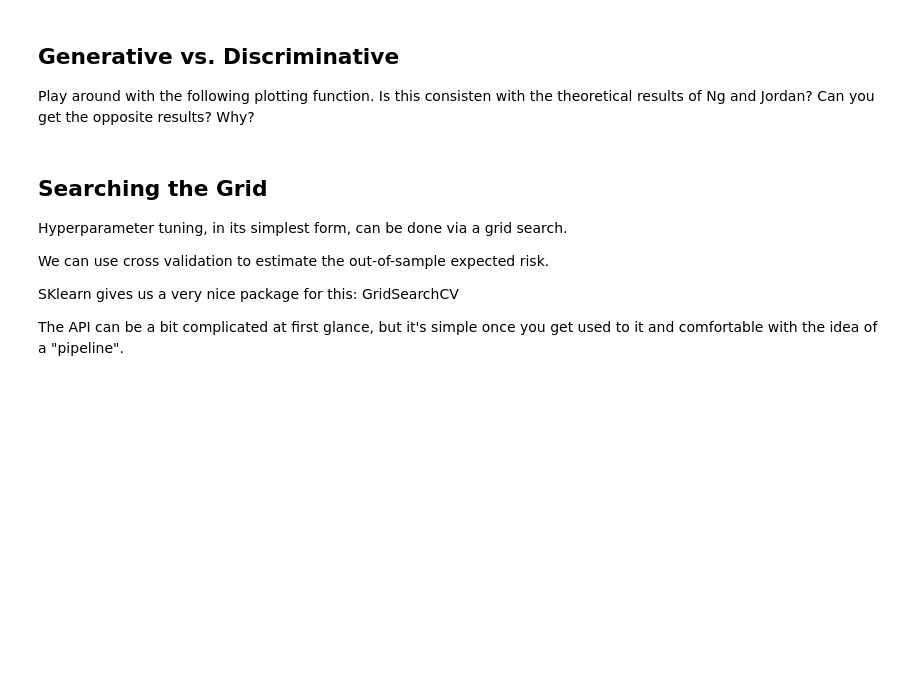
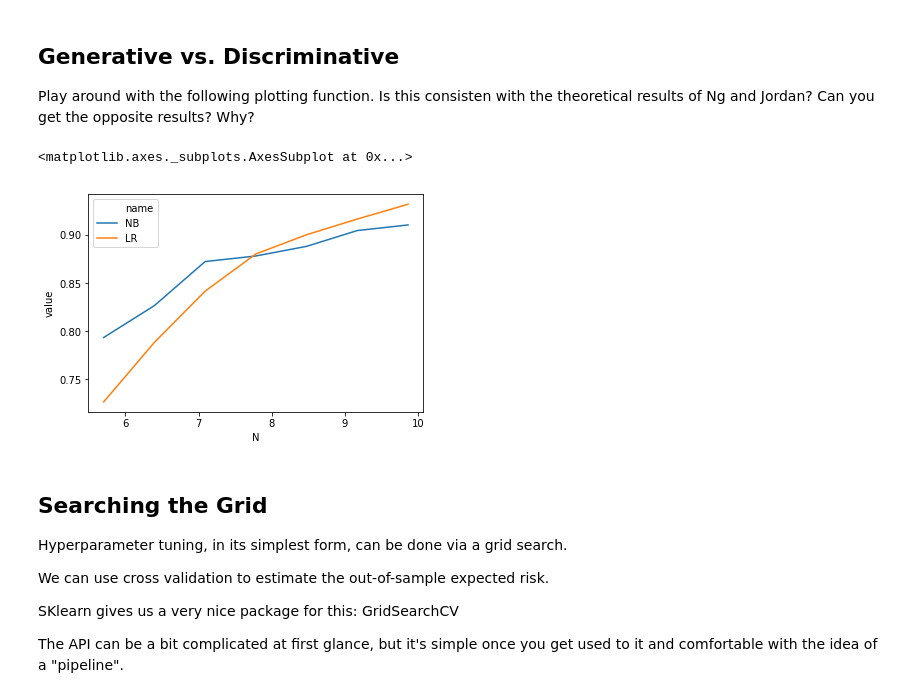
Before and after one commit to nandanrao/text-mining, a Jupyter notebook: exercise-2.ipynb, the cells around one changed output. Saved outputs shown, nothing was run; the diff lists cells and outputs as text; code cells hidden in the pictures; blank space fills up the shorter version.

```diff
--- a/exercise-2.ipynb
+++ b/exercise-2.ipynb
@@ -75,25 +82,28 @@ sns.barplot(x = 'word',
 
 Play around with the following plotting function. Is this consisten with the theoretical results of Ng and Jordan? Can you get the opposite results? Why?
 # %%
-# add vectors here
-V = "foo"
+vectorizer = TfidfVectorizer(preprocessor = preprocess, min_df = 20, use_idf=False)
+V = vectorizer.fit_transform(yelps.text)
 y = yelps.positive
 
 def _cv_score(V, y, models):
     return [{ 'name': name, 'value': np.mean(cross_val_score(model, V, y, cv=3)) }
             for name, model in models]
 
 def plot_cv_scores(V, y, models, ticks):
     scores = [_cv_score(V[:t], y[:t], models) for t in ticks]
     scores = [({'N': np.log(t) , **i}) for t,s
               in zip(ticks, scores) for i in s]
     df = pd.DataFrame(scores)
     return sns.lineplot(y='value', x='N', hue='name', data=df)
 
 models = [('NB', MultinomialNB(fit_prior=False)),
           ('LR', LogisticRegression())]
 
 plot_cv_scores(V, y, models, [300, 600, 1200, 2400, 4800, 9600, 19200])
+# %% [output]
+<matplotlib.axes._subplots.AxesSubplot at 0x...>
+[figure, added]
 # %% [markdown]
 ## Searching the Grid
 
```
Also changed, not shown: parts of 8 cells of this notebook.
